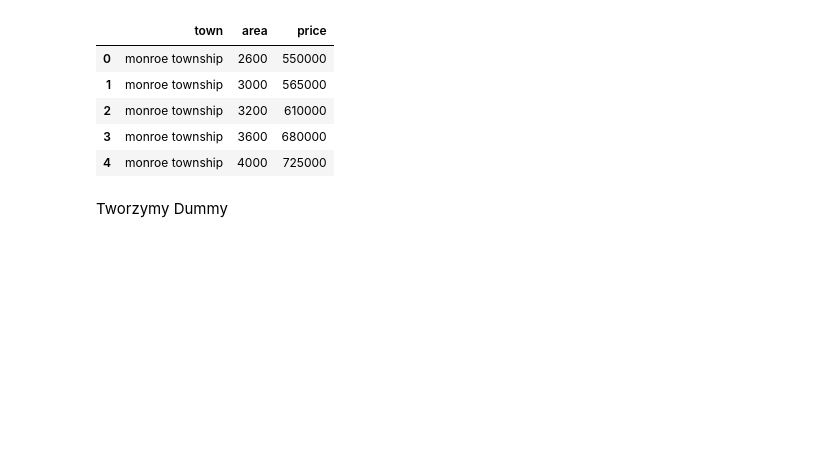
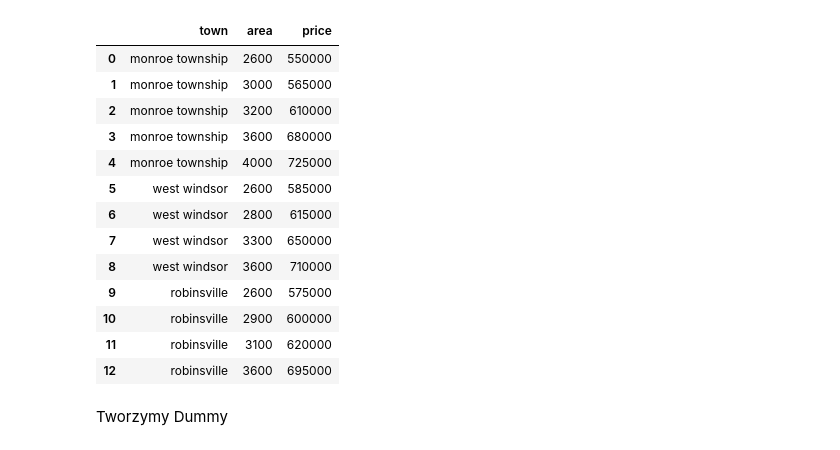
Before and after one commit to papito111/PYTHON_KURSY, a Jupyter notebook: python/Jupyter_nauka/ML/2_Dummy and Hot encoding/Dummy and Hot encoding.ipynb, the cells around one changed output. Saved outputs shown, nothing was run; the diff lists cells and outputs as text; code cells hidden in the pictures; blank space fills up the shorter version.

```diff
--- a/python/Jupyter_nauka/ML/2_Dummy and Hot encoding/Dummy and Hot encoding.ipynb
+++ b/python/Jupyter_nauka/ML/2_Dummy and Hot encoding/Dummy and Hot encoding.ipynb
@@ -5,14 +5,22 @@ import matplotlib.pyplot as plt
 from sklearn import linear_model
 # %%
 df = pd.read_csv('homeprices.csv')
-df.head(5)
+df
 # %% [output]
 |  | town | area | price |
 | 0 | monroe township | 2600 | 550000 |
 | 1 | monroe township | 3000 | 565000 |
 | 2 | monroe township | 3200 | 610000 |
 | 3 | monroe township | 3600 | 680000 |
 | 4 | monroe township | 4000 | 725000 |
+| 5 | west windsor | 2600 | 585000 |
+| 6 | west windsor | 2800 | 615000 |
+| 7 | west windsor | 3300 | 650000 |
+| 8 | west windsor | 3600 | 710000 |
+| 9 | robinsville | 2600 | 575000 |
+| 10 | robinsville | 2900 | 600000 |
+| 11 | robinsville | 3100 | 620000 |
+| 12 | robinsville | 3600 | 695000 |
 # %% [markdown]
 Tworzymy Dummy
 # %%
```
Also changed, not shown: parts of 1 cell of this notebook, 3 other files.
